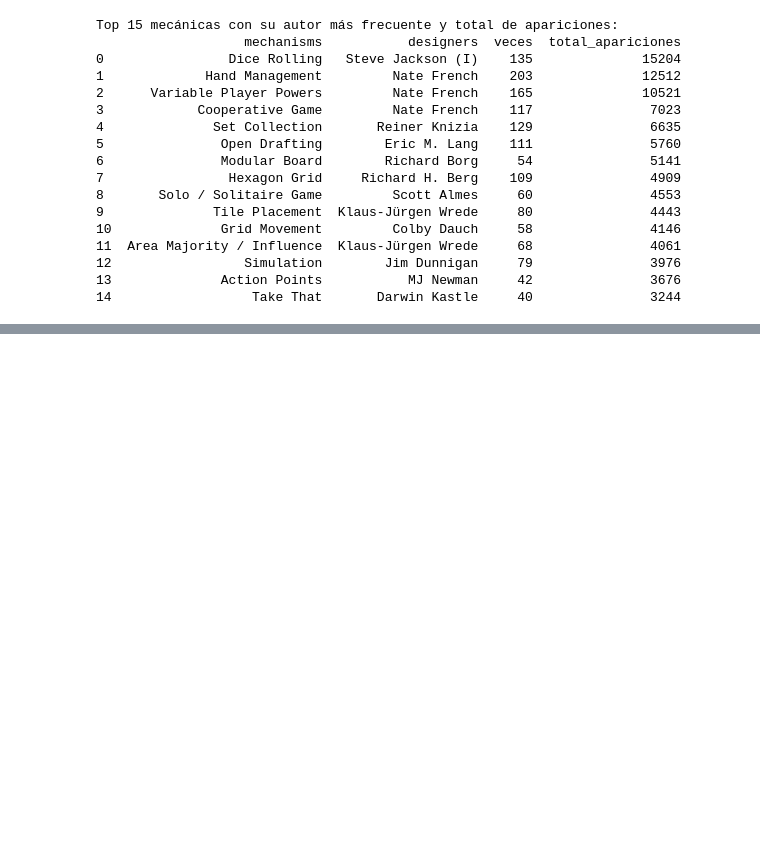
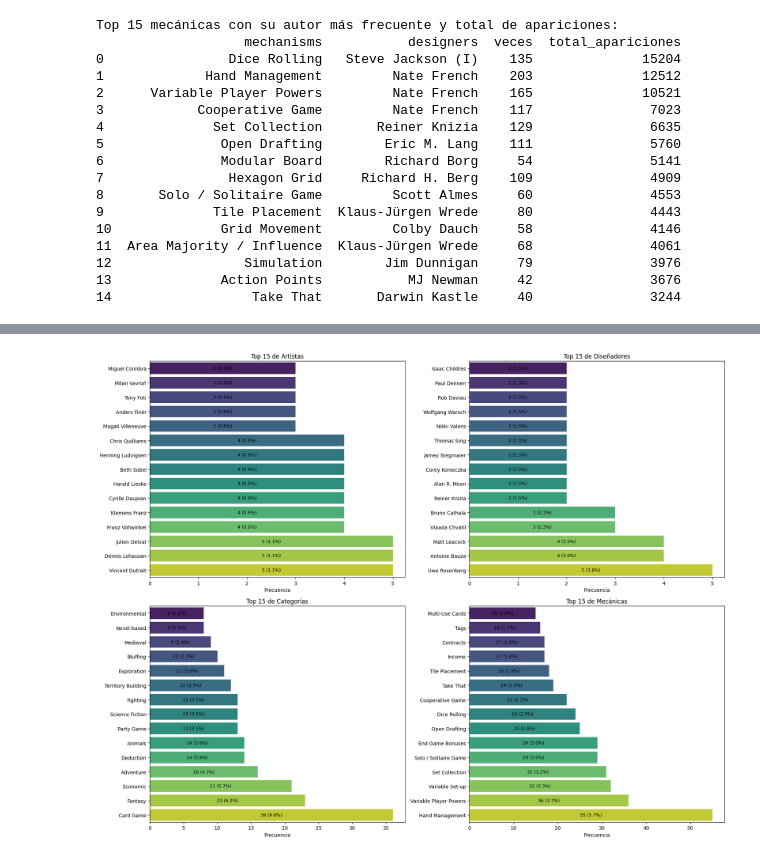
Before and after one commit to sgusmar/Tabletop-games-EDA, a Jupyter notebook: src/notebooks/analysis.ipynb, the cells around one changed output, grey strips where cells are left out. Cells and saved outputs as stored; diff of their text form; code cells hidden in the pictures; blank space fills up the shorter version.

```diff
--- a/analysis.ipynb
+++ b/src/notebooks/analysis.ipynb
@@ -326,0 +381,46 @@ bgg_games.head()
+# %%
+fig, axes = plt.subplots(2, 2, figsize=(18, 14))
+axes = axes.flatten()
+
+artistas_interest = artistas[artistas['row_id'].isin(interest_sorted['row_id'])]
+disenyadores_interest = disenyadores[disenyadores['row_id'].isin(interest_sorted['row_id'])]
+categorias_interest = categorias[categorias['row_id'].isin(interest_sorted['row_id'])]
+mecanicas_interest = mecanicas[mecanicas['row_id'].isin(interest_sorted['row_id'])]
+
+
+tablas = {
+    'Artistas': artistas_interest['artists'],
+    'Diseñadores': disenyadores_interest['designers'],
+    'Categorías': categorias_interest['categories'],
+    'Mecánicas': mecanicas_interest['mechanisms']
+}
+
+items = list(tablas.items())[:len(axes)]
+
+for ax, (titulo, serie) in zip(axes, items):
+    serie = serie.dropna().astype(str)
+    total = serie.shape[0]
+    top15 = serie.value_counts().head(15).sort_values()
+    colors = sns.color_palette("viridis", n_colors=len(top15))
+    sns.barplot(x=top15.values, y=top15.index, hue=top15.index, palette=colors, ax=ax)
+    ax.set_title(f"Top 15 de {titulo}")
+    ax.set_xlabel("Frecuencia")
+    ax.set_ylabel("")
+
+    max_width = top15.values.max() if len(top15) > 0 else 0
+    for p in ax.patches:
+        width = p.get_width()
+        count = int(width)
+        pct = width / total * 100 if total > 0 else 0
+        if max_width > 0 and width >= max_width * 0.15:
+            x = width / 2
+            ha = "center"
+        else:
+            x = width + (max_width * 0.01 if max_width > 0 else 0.01)
+            ha = "left"
+        ax.text(x, p.get_y() + p.get_height() / 2, f"{count} ({pct:.1f}%)", ha=ha, va="center", color="black", fontsize=9)
+
+plt.tight_layout()
+plt.show()
+# %% [output]
+[figure, added]
```
Also changed, not shown: parts of 3 cells of this notebook, 32 other files.
